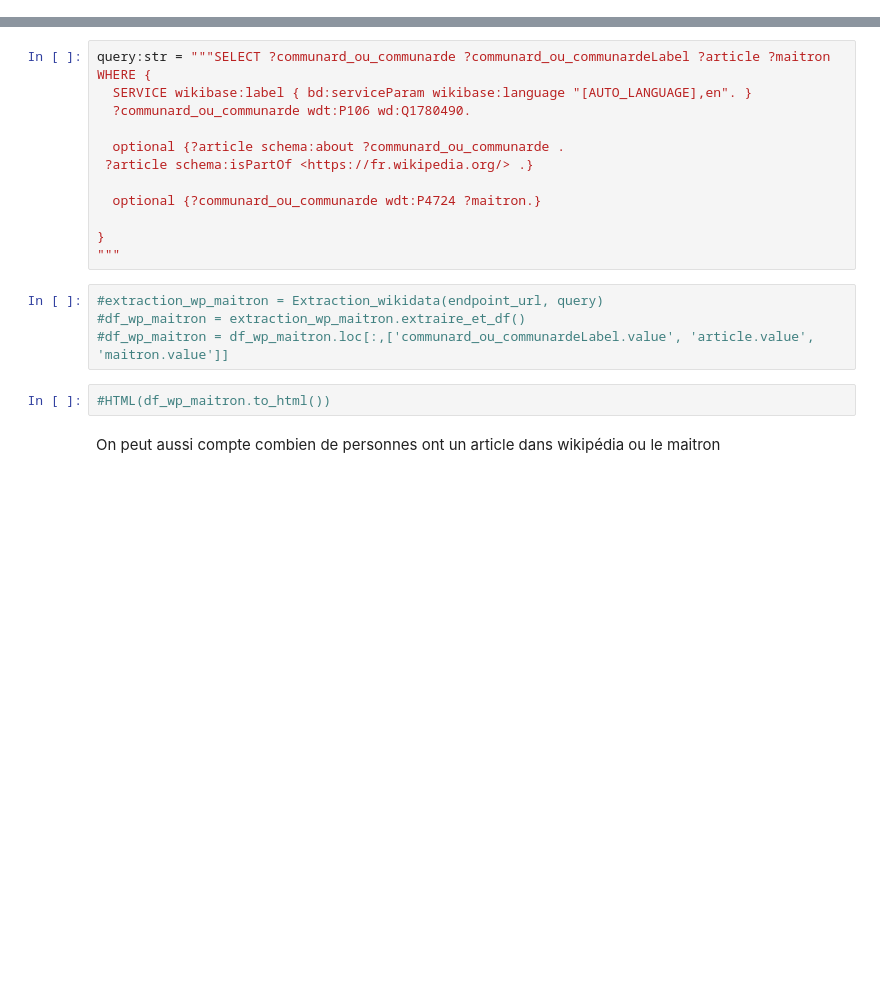
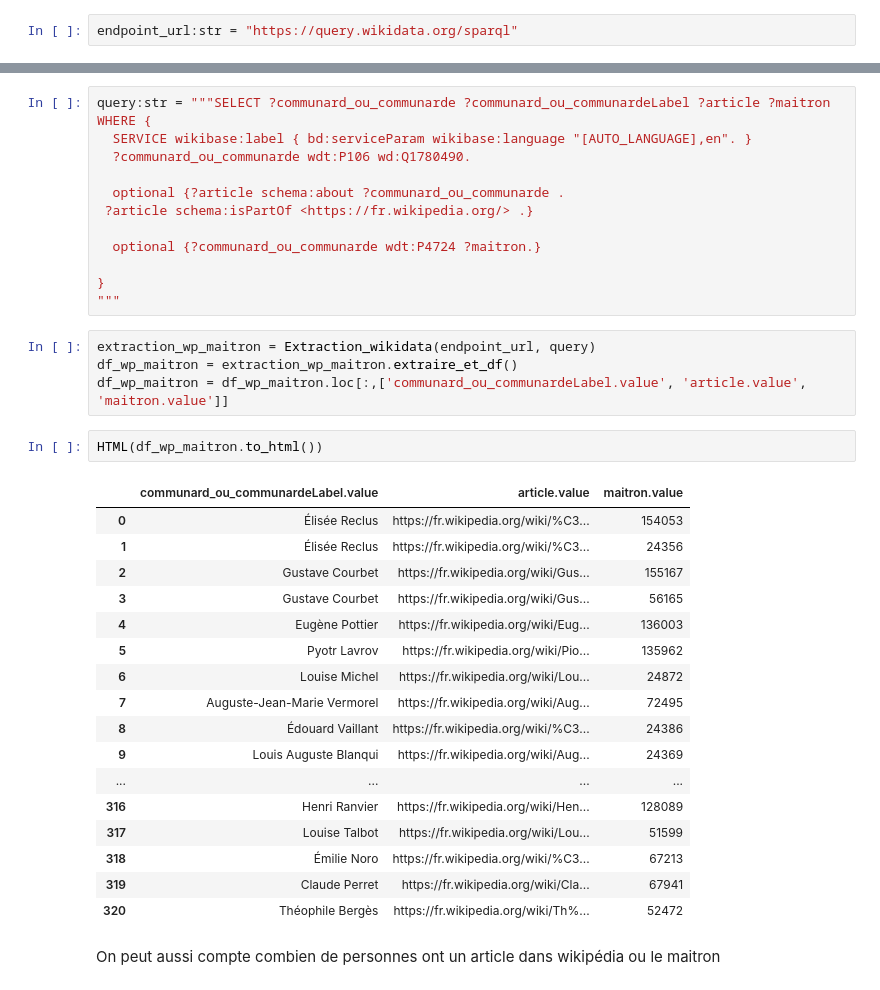
Before and after one commit to silanoc/commune_dans_wikidata, a Jupyter notebook: 3_Portraits_de_communardes_et_communards.ipynb, the cells around one changed output, grey strips where cells are left out. Saved outputs shown, nothing was run; the diff lists cells and outputs as text; blank space fills up the shorter version.

Commit message:
python extraction

```diff
--- a/3_Portraits_de_communardes_et_communards.ipynb
+++ b/3_Portraits_de_communardes_et_communards.ipynb
@@ -36,3 +46,5 @@ Pour mémoire il s'agit des triplet
+# %%
+endpoint_url:str = "https://query.wikidata.org/sparql"
 # %% [markdown]
 ## Les communard·e·s connu·e·s
 # %% [markdown]
@@ -232,11 +283,29 @@ query:str = """SELECT ?communard_ou_communarde ?communard_ou_communardeLabel ?ar
 }
 """
 # %%
-#extraction_wp_maitron = Extraction_wikidata(endpoint_url, query)
-#df_wp_maitron = extraction_wp_maitron.extraire_et_df()
-#df_wp_maitron = df_wp_maitron.loc[:,['communard_ou_communardeLabel.value', 'article.value', 'maitron.value']]
+extraction_wp_maitron = Extraction_wikidata(endpoint_url, query)
+df_wp_maitron = extraction_wp_maitron.extraire_et_df()
+df_wp_maitron = df_wp_maitron.loc[:,['communard_ou_communardeLabel.value', 'article.value', 'maitron.value']]
 # %%
-#HTML(df_wp_maitron.to_html())
+HTML(df_wp_maitron.to_html())
+# %% [output]
+|  | communard_ou_communardeLabel.value | article.value | maitron.value |
+| 0 | Élisée Reclus | https://fr.wikipedia.org/wiki/%C3... | 154053 |
+| 1 | Élisée Reclus | https://fr.wikipedia.org/wiki/%C3... | 24356 |
+| 2 | Gustave Courbet | https://fr.wikipedia.org/wiki/Gus... | 155167 |
+| 3 | Gustave Courbet | https://fr.wikipedia.org/wiki/Gus... | 56165 |
+| 4 | Eugène Pottier | https://fr.wikipedia.org/wiki/Eug... | 136003 |
+| 5 | Pyotr Lavrov | https://fr.wikipedia.org/wiki/Pio... | 135962 |
+| 6 | Louise Michel | https://fr.wikipedia.org/wiki/Lou... | 24872 |
+| 7 | Auguste-Jean-Marie Vermorel | https://fr.wikipedia.org/wiki/Aug... | 72495 |
+| 8 | Édouard Vaillant | https://fr.wikipedia.org/wiki/%C3... | 24386 |
+| 9 | Louis Auguste Blanqui | https://fr.wikipedia.org/wiki/Aug... | 24369 |
+| ... | ... | ... | ... |
+| 316 | Henri Ranvier | https://fr.wikipedia.org/wiki/Hen... | 128089 |
+| 317 | Louise Talbot | https://fr.wikipedia.org/wiki/Lou... | 51599 |
+| 318 | Émilie Noro | https://fr.wikipedia.org/wiki/%C3... | 67213 |
+| 319 | Claude Perret | https://fr.wikipedia.org/wiki/Cla... | 67941 |
+| 320 | Théophile Bergès | https://fr.wikipedia.org/wiki/Th%... | 52472 |
 # %% [markdown]
 On peut aussi compte combien de personnes ont un article dans wikipédia ou le maitron
 # %% [markdown]
```
Also changed, not shown: parts of 13 cells of this notebook, 3 other files.
